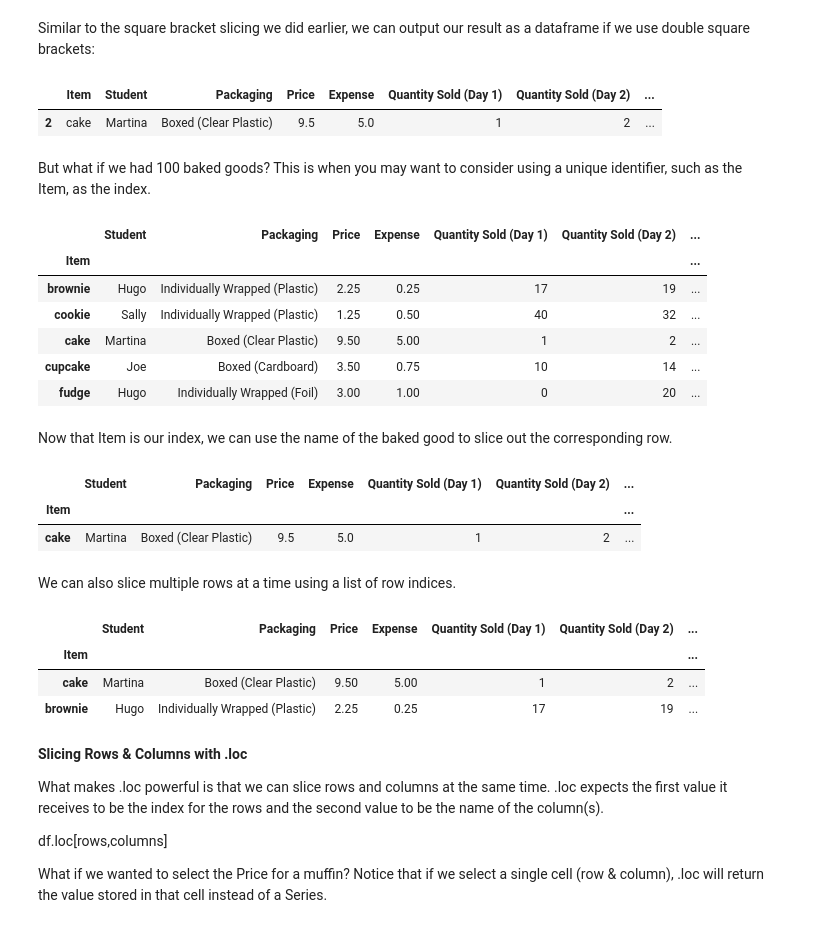
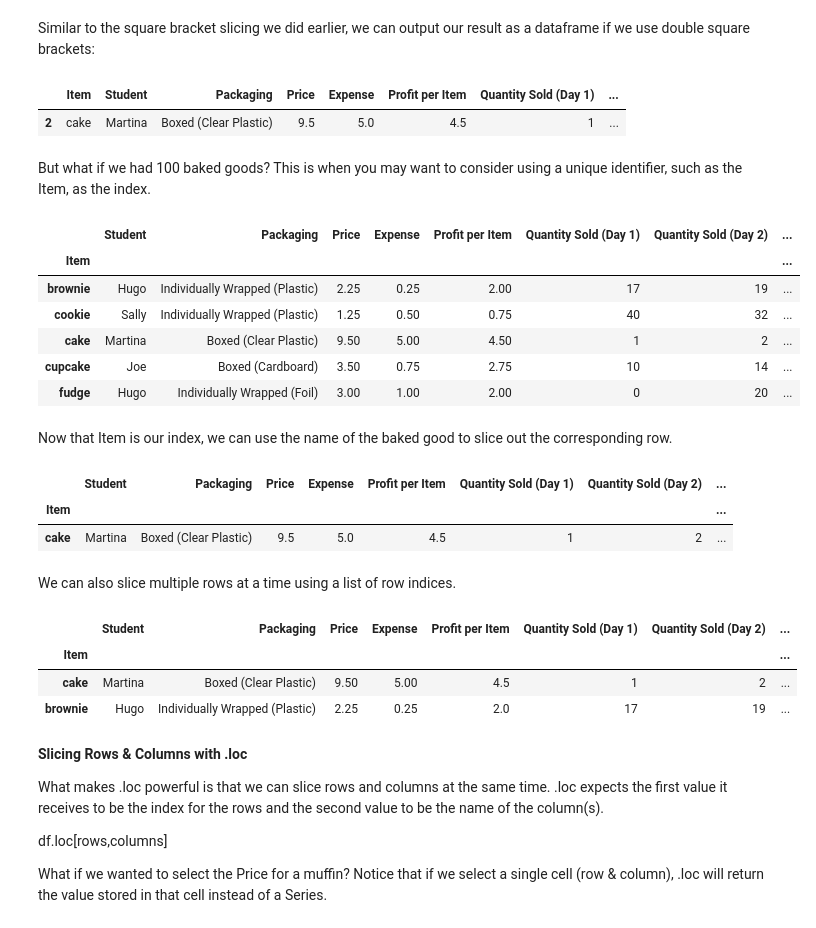
Before and after one commit to ayebaishmo/RDSB, a Jupyter notebook: pan/17th-Feb-2025/Pandas_Data_Manipulation_Serie_1.ipynb, the cells around one changed output. Drawn from its saved outputs; the diff is of its cells as text; code cells hidden in the pictures.

```diff
--- a/pan/17th-Feb-2025/Pandas_Data_Manipulation_Serie_1.ipynb
+++ b/pan/17th-Feb-2025/Pandas_Data_Manipulation_Serie_1.ipynb
@@ -911,43 +925,43 @@ We can see that we have a Series named "2" that contains the row that with "cake
 Similar to the square bracket slicing we did earlier, we can output our result as a dataframe if we use double square brackets:
 # %%
 # Use double square brackets to ouput a dataframe
-df.loc[[2]]
+df_url.loc[[2]]
 # %% [output]
-|  | Item | Student | Packaging | Price | Expense | Quantity Sold (Day 1) | Quantity Sold (Day 2) | ... |
-| 2 | cake | Martina | Boxed (Clear Plastic) | 9.5 | 5.0 | 1 | 2 | ... |
+|  | Item | Student | Packaging | Price | Expense | Profit per Item | Quantity Sold (Day 1) | ... |
+| 2 | cake | Martina | Boxed (Clear Plastic) | 9.5 | 5.0 | 4.5 | 1 | ... |
 # %% [markdown]
 But what if we had 100 baked goods? This is when you may want to consider using a unique identifier, such as the Item, as the index.
 # %%
 # Set the index
-df = df.set_index("Item")
+df = df_url.set_index("Item")
 df.head()
 # %% [output]
-|  | Student | Packaging | Price | Expense | Quantity Sold (Day 1) | Quantity Sold (Day 2) | ... |
-| Item |  |  |  |  |  |  | ... |
-| brownie | Hugo | Individually Wrapped (Plastic) | 2.25 | 0.25 | 17 | 19 | ... |
-| cookie | Sally | Individually Wrapped (Plastic) | 1.25 | 0.50 | 40 | 32 | ... |
-| cake | Martina | Boxed (Clear Plastic) | 9.50 | 5.00 | 1 | 2 | ... |
-| cupcake | Joe | Boxed (Cardboard) | 3.50 | 0.75 | 10 | 14 | ... |
-| fudge | Hugo | Individually Wrapped (Foil) | 3.00 | 1.00 | 0 | 20 | ... |
+|  | Student | Packaging | Price | Expense | Profit per Item | Quantity Sold (Day 1) | Quantity Sold (Day 2) | ... |
+| Item |  |  |  |  |  |  |  | ... |
+| brownie | Hugo | Individually Wrapped (Plastic) | 2.25 | 0.25 | 2.00 | 17 | 19 | ... |
+| cookie | Sally | Individually Wrapped (Plastic) | 1.25 | 0.50 | 0.75 | 40 | 32 | ... |
+| cake | Martina | Boxed (Clear Plastic) | 9.50 | 5.00 | 4.50 | 1 | 2 | ... |
+| cupcake | Joe | Boxed (Cardboard) | 3.50 | 0.75 | 2.75 | 10 | 14 | ... |
+| fudge | Hugo | Individually Wrapped (Foil) | 3.00 | 1.00 | 2.00 | 0 | 20 | ... |
 # %% [markdown]
 Now that Item is our index, we can use the name of the baked good to slice out the corresponding row.
 # %%
 # Slice out the row with cake as the index
 df.loc[['cake']]
 # %% [output]
-|  | Student | Packaging | Price | Expense | Quantity Sold (Day 1) | Quantity Sold (Day 2) | ... |
-| Item |  |  |  |  |  |  | ... |
-| cake | Martina | Boxed (Clear Plastic) | 9.5 | 5.0 | 1 | 2 | ... |
+|  | Student | Packaging | Price | Expense | Profit per Item | Quantity Sold (Day 1) | Quantity Sold (Day 2) | ... |
+| Item |  |  |  |  |  |  |  | ... |
+| cake | Martina | Boxed (Clear Plastic) | 9.5 | 5.0 | 4.5 | 1 | 2 | ... |
 # %% [markdown]
 We can also slice multiple rows at a time using a list of row indices.
 # %%
 # Slice multiple rows using a list
 df.loc[['cake','brownie']]
 # %% [output]
-|  | Student | Packaging | Price | Expense | Quantity Sold (Day 1) | Quantity Sold (Day 2) | ... |
-| Item |  |  |  |  |  |  | ... |
-| cake | Martina | Boxed (Clear Plastic) | 9.50 | 5.00 | 1 | 2 | ... |
-| brownie | Hugo | Individually Wrapped (Plastic) | 2.25 | 0.25 | 17 | 19 | ... |
+|  | Student | Packaging | Price | Expense | Profit per Item | Quantity Sold (Day 1) | Quantity Sold (Day 2) | ... |
+| Item |  |  |  |  |  |  |  | ... |
+| cake | Martina | Boxed (Clear Plastic) | 9.50 | 5.00 | 4.5 | 1 | 2 | ... |
+| brownie | Hugo | Individually Wrapped (Plastic) | 2.25 | 0.25 | 2.0 | 17 | 19 | ... |
 # %% [markdown]
 **Slicing Rows & Columns with .loc**
 
```
Also changed, not shown: parts of 18 cells of this notebook, 1 other file.
